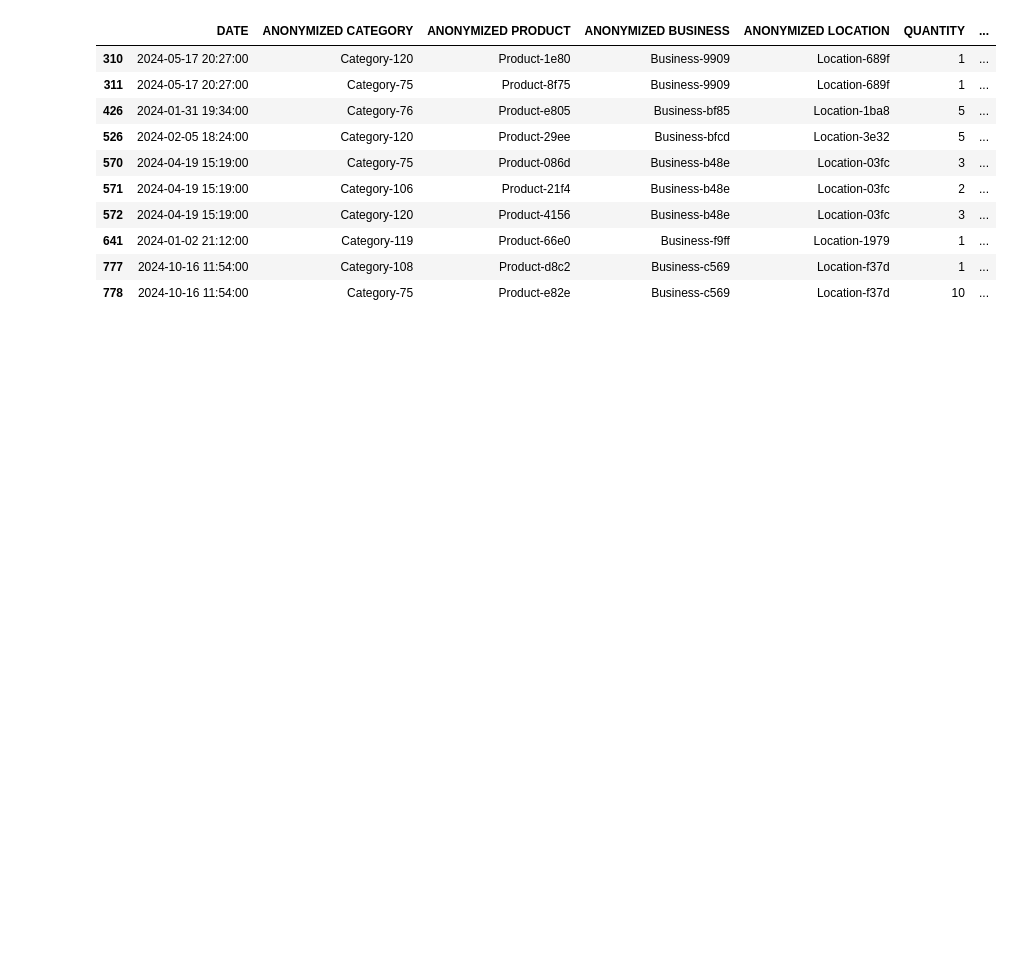
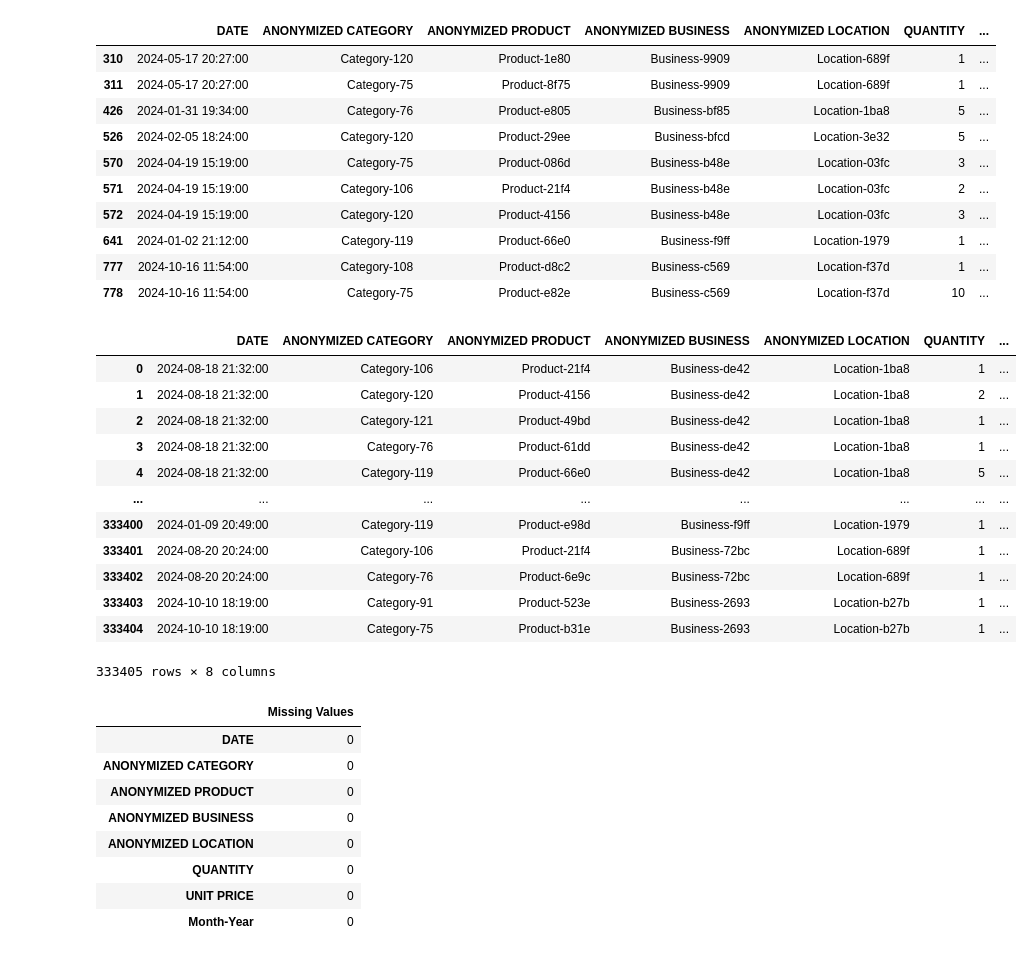
Before and after one commit to mine-martin-12/Data-Analyst-Assessment, a Jupyter notebook: kwanza_tukule_data.ipynb, the cells around one changed output. Drawn from its saved outputs; the diff is of its cells as text; code cells hidden in the pictures; blank space fills up the shorter version.

```diff
--- a/kwanza_tukule_data.ipynb
+++ b/kwanza_tukule_data.ipynb
@@ -120,3 +125,42 @@ duplicate_rows_df.head(10)
 | 641 | 2024-01-02 21:12:00 | Category-119 | Product-66e0 | Business-f9ff | Location-1979 | 1 | ... |
 | 777 | 2024-10-16 11:54:00 | Category-108 | Product-d8c2 | Business-c569 | Location-f37d | 1 | ... |
 | 778 | 2024-10-16 11:54:00 | Category-75 | Product-e82e | Business-c569 | Location-f37d | 10 | ... |
+# %%
+# Create the Month-Year column
+df['Month-Year'] = df['DATE'].dt.strftime('%B %Y')
+
+# Handle missing values in UNIT PRICE (impute with median)
+df.loc[:, 'UNIT PRICE'] = df['UNIT PRICE'].fillna(df['UNIT PRICE'].median())
+
+# Now check the missing values
+missing_values = df.isnull().sum()
+
+data_report = pd.DataFrame({
+    "Missing Values" : missing_values
+})
+
+# Display the DataFrame with the new column
+display(df, data_report)
+# %% [output]
+|  | DATE | ANONYMIZED CATEGORY | ANONYMIZED PRODUCT | ANONYMIZED BUSINESS | ANONYMIZED LOCATION | QUANTITY | ... |
+| 0 | 2024-08-18 21:32:00 | Category-106 | Product-21f4 | Business-de42 | Location-1ba8 | 1 | ... |
+| 1 | 2024-08-18 21:32:00 | Category-120 | Product-4156 | Business-de42 | Location-1ba8 | 2 | ... |
+| 2 | 2024-08-18 21:32:00 | Category-121 | Product-49bd | Business-de42 | Location-1ba8 | 1 | ... |
+| 3 | 2024-08-18 21:32:00 | Category-76 | Product-61dd | Business-de42 | Location-1ba8 | 1 | ... |
+| 4 | 2024-08-18 21:32:00 | Category-119 | Product-66e0 | Business-de42 | Location-1ba8 | 5 | ... |
+| ... | ... | ... | ... | ... | ... | ... | ... |
+| 333400 | 2024-01-09 20:49:00 | Category-119 | Product-e98d | Business-f9ff | Location-1979 | 1 | ... |
+| 333401 | 2024-08-20 20:24:00 | Category-106 | Product-21f4 | Business-72bc | Location-689f | 1 | ... |
+| 333402 | 2024-08-20 20:24:00 | Category-76 | Product-6e9c | Business-72bc | Location-689f | 1 | ... |
+| 333403 | 2024-10-10 18:19:00 | Category-91 | Product-523e | Business-2693 | Location-b27b | 1 | ... |
+| 333404 | 2024-10-10 18:19:00 | Category-75 | Product-b31e | Business-2693 | Location-b27b | 1 | ... |
+333405 rows × 8 columns
+|  | Missing Values |
+| DATE | 0 |
+| ANONYMIZED CATEGORY | 0 |
+| ANONYMIZED PRODUCT | 0 |
+| ANONYMIZED BUSINESS | 0 |
+| ANONYMIZED LOCATION | 0 |
+| QUANTITY | 0 |
+| UNIT PRICE | 0 |
+| Month-Year | 0 |
```
Also changed, not shown: parts of 9 cells of this notebook.
